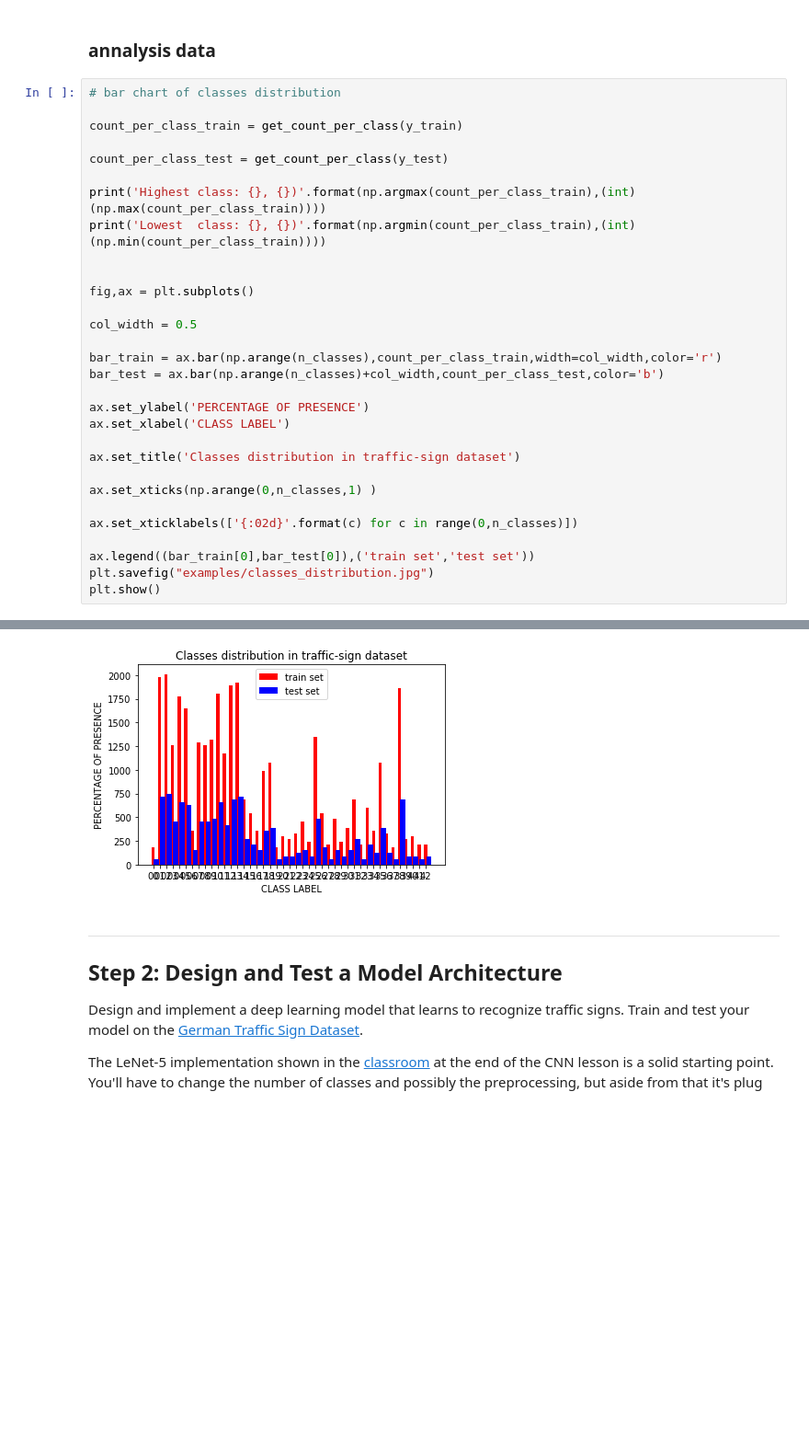
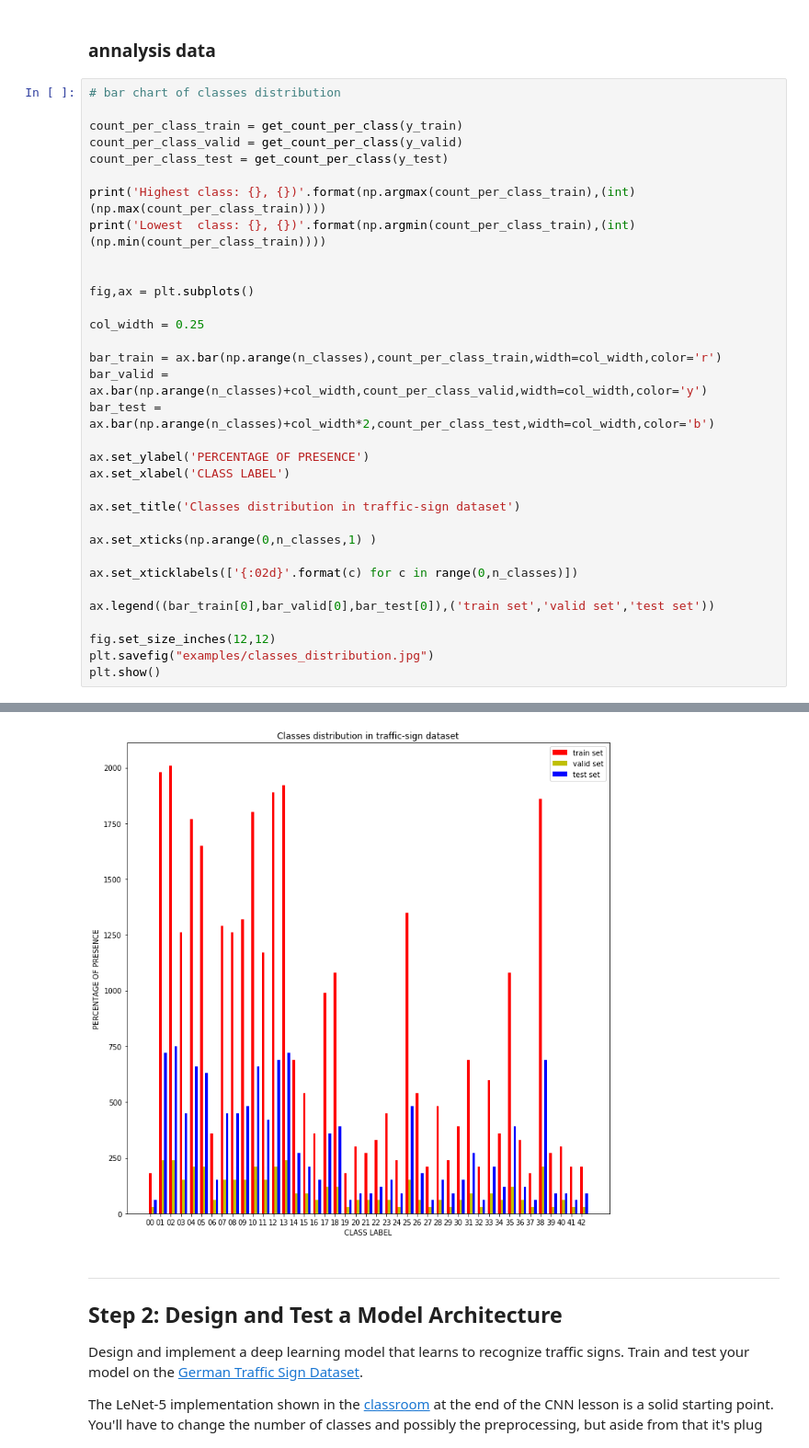
Before and after one commit to luteresa/P3_CarND-Traffic-Sign-Classifier, a Jupyter notebook: Traffic_Sign_Classifier.ipynb, the cells around one changed output, grey strips where cells are left out. Shown at 92% size. Drawn from its saved outputs; the diff is of its cells as text; blank space fills up the shorter version.

```diff
--- a/Traffic_Sign_Classifier.ipynb
+++ b/Traffic_Sign_Classifier.ipynb
@@ -199,37 +199,40 @@ visualize_images(class_images[0:43],'Class images',cols=5,save_name="all_class_t
 # %%
 # bar chart of classes distribution
 
 count_per_class_train = get_count_per_class(y_train)
-
+count_per_class_valid = get_count_per_class(y_valid)
 count_per_class_test = get_count_per_class(y_test)
 
 print('Highest class: {}, {})'.format(np.argmax(count_per_class_train),(int)(np.max(count_per_class_train))))
 print('Lowest  class: {}, {})'.format(np.argmin(count_per_class_train),(int)(np.min(count_per_class_train))))
 
 
 fig,ax = plt.subplots()
 
-col_width = 0.5
+col_width = 0.25
 
 bar_train = ax.bar(np.arange(n_classes),count_per_class_train,width=col_width,color='r')
-bar_test = ax.bar(np.arange(n_classes)+col_width,count_per_class_test,color='b')
+bar_valid = ax.bar(np.arange(n_classes)+col_width,count_per_class_valid,width=col_width,color='y')
+bar_test = ax.bar(np.arange(n_classes)+col_width*2,count_per_class_test,width=col_width,color='b')
 
 ax.set_ylabel('PERCENTAGE OF PRESENCE')
 ax.set_xlabel('CLASS LABEL')
 
 ax.set_title('Classes distribution in traffic-sign dataset')
 
 ax.set_xticks(np.arange(0,n_classes,1) )
 
 ax.set_xticklabels(['{:02d}'.format(c) for c in range(0,n_classes)])
 
-ax.legend((bar_train[0],bar_test[0]),('train set','test set'))
+ax.legend((bar_train[0],bar_valid[0],bar_test[0]),('train set','valid set','test set'))
+
+fig.set_size_inches(12,12)
 plt.savefig("examples/classes_distribution.jpg")
 plt.show()
 # %% [output]
 Highest class: 2, 2010)
 Lowest  class: 0, 180)
-[figure, old version]
+[figure, new version]
 # %% [markdown]
 ----
 
```
Also changed, not shown: parts of 18 cells of this notebook, 8 other files.
